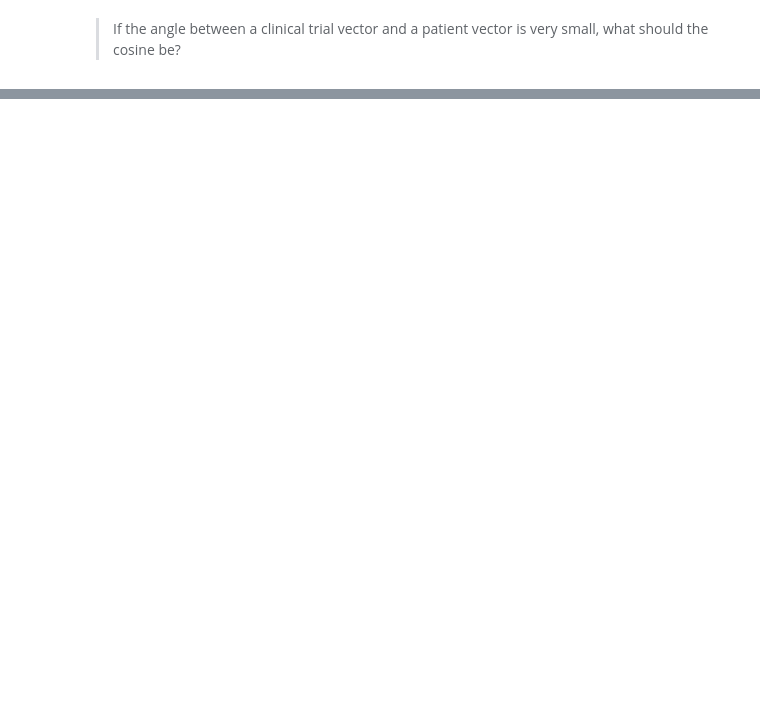
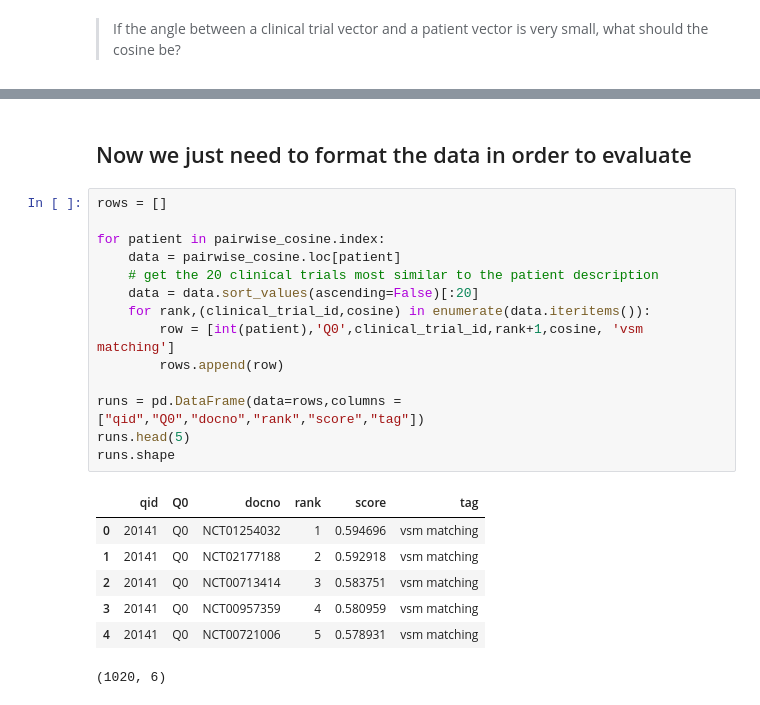
Before and after one commit to vohcolab/TREC-Clinical-Workshop, a Jupyter notebook: Workshop/ClinicalTrialsMatching-Part3.ipynb, the cells around one changed output, grey strips where cells are left out. Saved outputs shown, nothing was run; the diff lists cells and outputs as text; blank space fills up the shorter version.

```diff
--- a/Workshop/ClinicalTrialsMatching-Part3.ipynb
+++ b/Workshop/ClinicalTrialsMatching-Part3.ipynb
@@ -140,0 +163,24 @@ pairwise_cosine.shape
+# %% [markdown]
+## Now we just need to format the data in order to evaluate
+# %%
+rows = []
+
+for patient in pairwise_cosine.index:
+    data = pairwise_cosine.loc[patient]
+    # get the 20 clinical trials most similar to the patient description
+    data = data.sort_values(ascending=False)[:20]
+    for rank,(clinical_trial_id,cosine) in enumerate(data.iteritems()):
+        row = [int(patient),'Q0',clinical_trial_id,rank+1,cosine, 'vsm matching']
+        rows.append(row)
+
+runs = pd.DataFrame(data=rows,columns = ["qid","Q0","docno","rank","score","tag"])
+runs.head(5)
+runs.shape
+# %% [output]
+|  | qid | Q0 | docno | rank | score | tag |
+| 0 | 20141 | Q0 | NCT01254032 | 1 | 0.594696 | vsm matching |
+| 1 | 20141 | Q0 | NCT02177188 | 2 | 0.592918 | vsm matching |
+| 2 | 20141 | Q0 | NCT00713414 | 3 | 0.583751 | vsm matching |
+| 3 | 20141 | Q0 | NCT00957359 | 4 | 0.580959 | vsm matching |
+| 4 | 20141 | Q0 | NCT00721006 | 5 | 0.578931 | vsm matching |
+(1020, 6)
```
Also changed, not shown: parts of 4 cells of this notebook.
